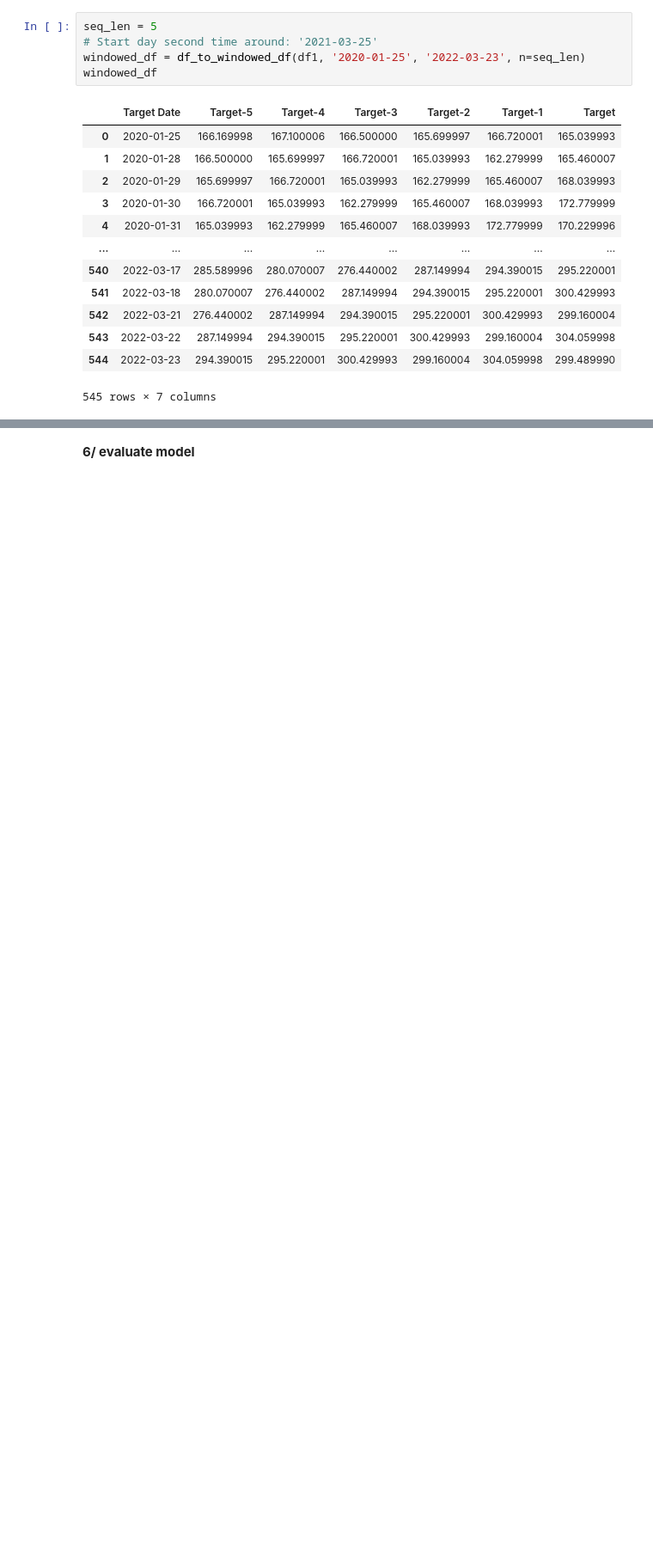
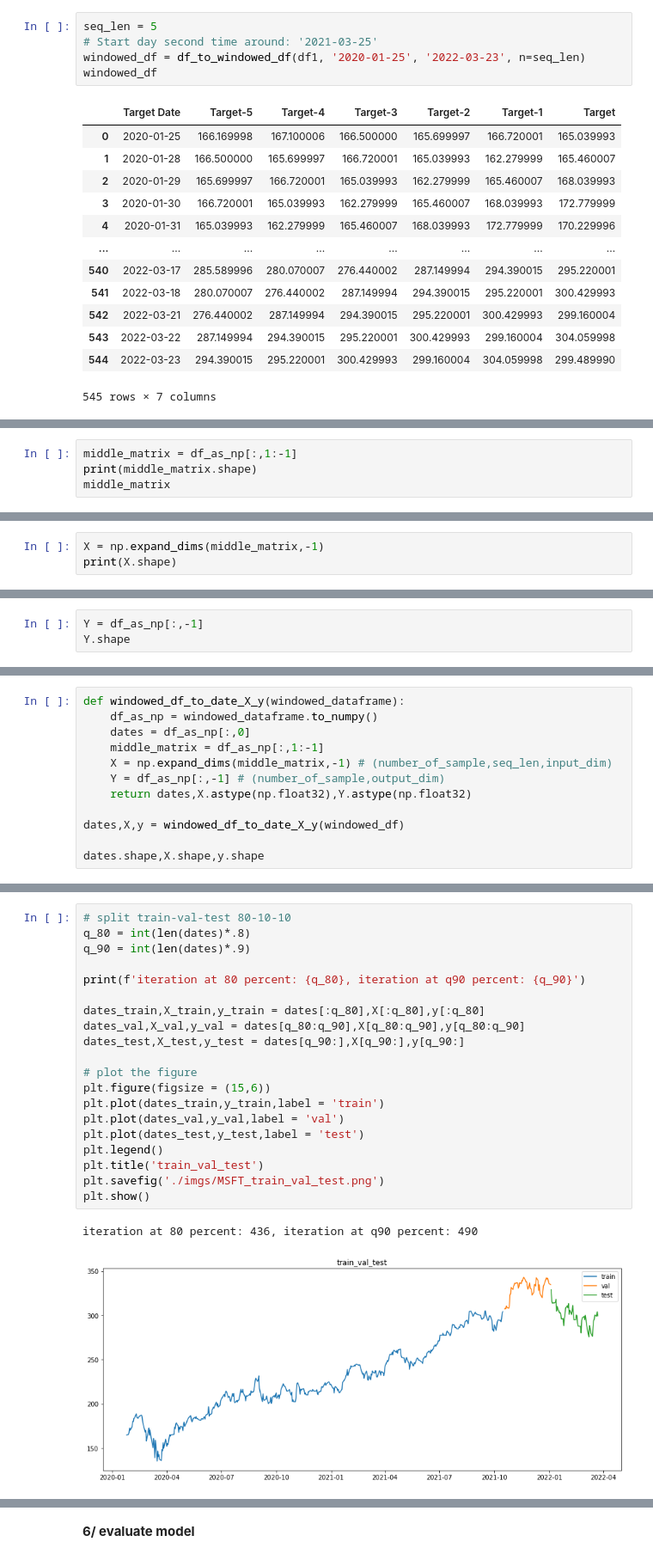
Before and after one commit to iteam1/predict-series-data-with-RNN, a Jupyter notebook: notebook.ipynb, the cells around one changed output, grey strips where cells are left out. Shown at 86% size. Drawn from its saved outputs; the diff is of its cells as text; blank space fills up the shorter version.

```diff
--- a/notebook.ipynb
+++ b/notebook.ipynb
@@ -368,0 +397,4 @@ windowed_df
+# %%
+middle_matrix = df_as_np[:,1:-1]
+print(middle_matrix.shape)
+middle_matrix
@@ -368,0 +411,3 @@ windowed_df
+# %%
+X = np.expand_dims(middle_matrix,-1)
+print(X.shape)
@@ -368,0 +416,3 @@ windowed_df
+# %%
+Y = df_as_np[:,-1]
+Y.shape
@@ -368,0 +421,12 @@ windowed_df
+# %%
+def windowed_df_to_date_X_y(windowed_dataframe):
+    df_as_np = windowed_dataframe.to_numpy()
+    dates = df_as_np[:,0]
+    middle_matrix = df_as_np[:,1:-1]
+    X = np.expand_dims(middle_matrix,-1) # (number_of_sample,seq_len,input_dim)
+    Y = df_as_np[:,-1] # (number_of_sample,output_dim)
+    return dates,X.astype(np.float32),Y.astype(np.float32)
+
+dates,X,y = windowed_df_to_date_X_y(windowed_df)
+
+dates.shape,X.shape,y.shape
@@ -369,2 +435,25 @@ windowed_df
+# %%
+# split train-val-test 80-10-10
+q_80 = int(len(dates)*.8)
+q_90 = int(len(dates)*.9)
+
+print(f'iteration at 80 percent: {q_80}, iteration at q90 percent: {q_90}')
+
+dates_train,X_train,y_train = dates[:q_80],X[:q_80],y[:q_80]
+dates_val,X_val,y_val = dates[q_80:q_90],X[q_80:q_90],y[q_80:q_90]
+dates_test,X_test,y_test = dates[q_90:],X[q_90:],y[q_90:]
+
+# plot the figure
+plt.figure(figsize = (15,6))
+plt.plot(dates_train,y_train,label = 'train')
+plt.plot(dates_val,y_val,label = 'val')
+plt.plot(dates_test,y_test,label = 'test')
+plt.legend()
+plt.title('train_val_test')
+plt.savefig('./imgs/MSFT_train_val_test.png')
+plt.show()
+# %% [output]
+iteration at 80 percent: 436, iteration at q90 percent: 490
+[figure, added]
 # %% [markdown]
 **4/ build model**
```
Also changed, not shown: parts of 45 cells of this notebook, 15 other files.
